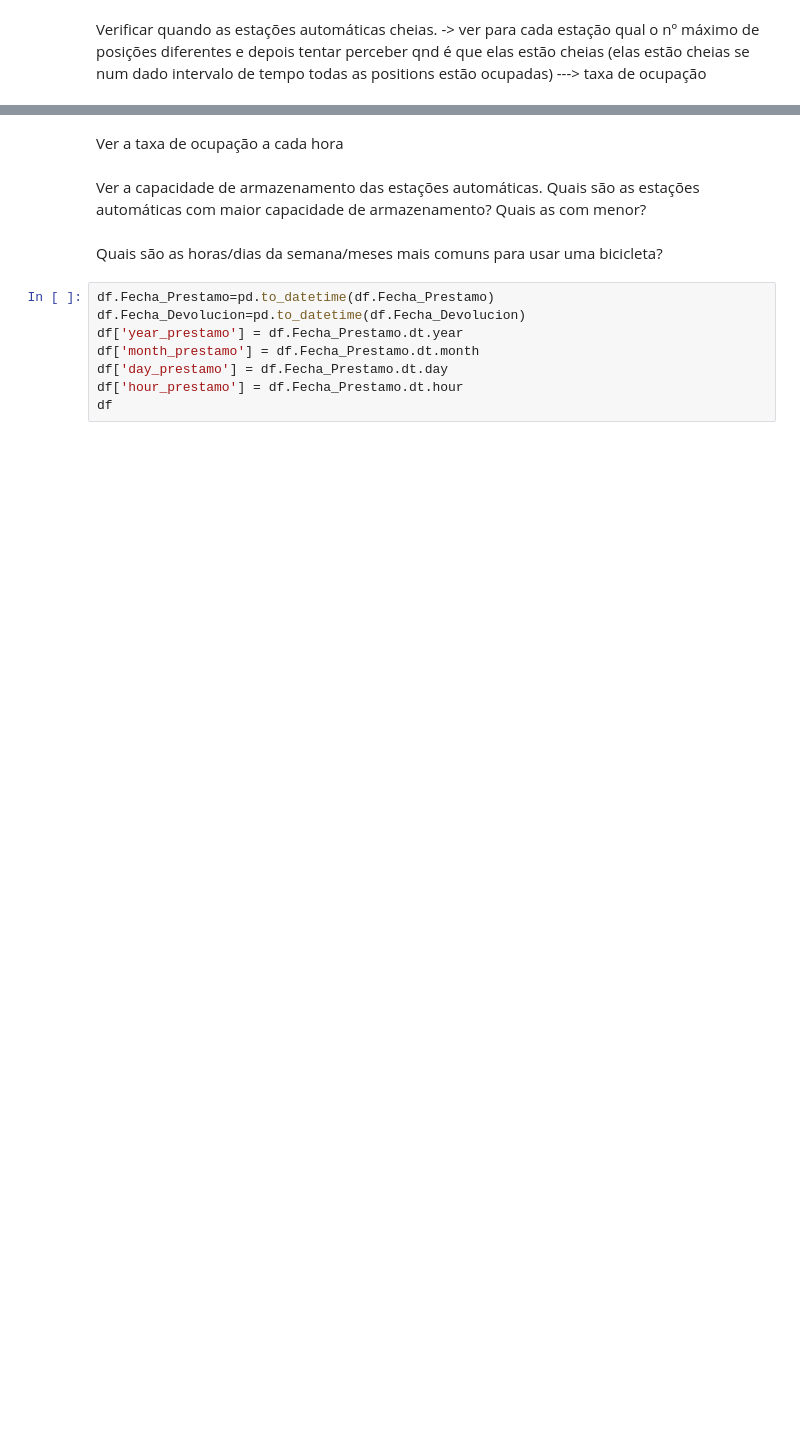
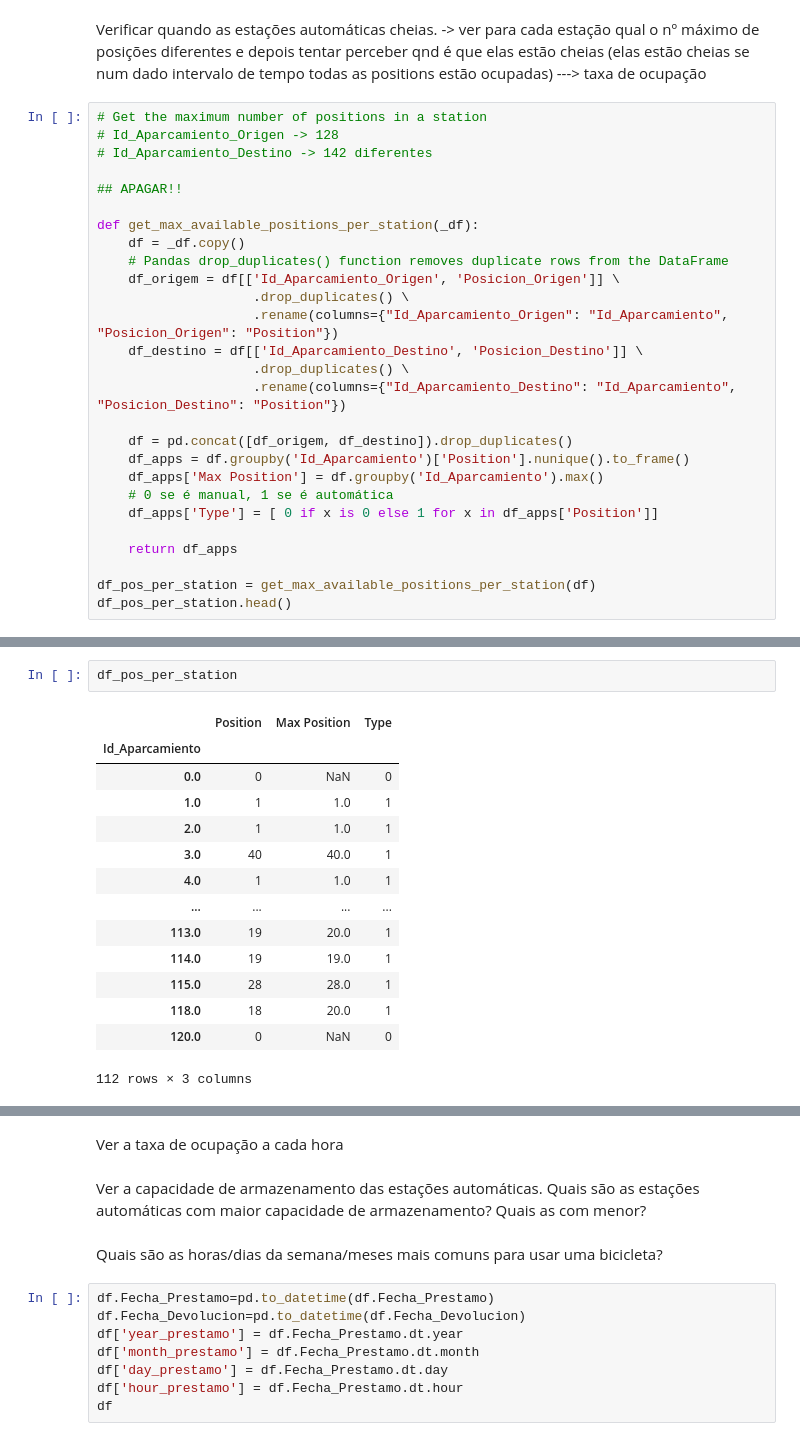
Before and after one commit to anafsa/ChildrenOfJupyter, a Jupyter notebook: Stage-3/EDA-Ana.ipynb, the cells around one changed output, grey strips where cells are left out. Saved outputs shown, nothing was run; the diff lists cells and outputs as text; blank space fills up the shorter version.

```diff
--- a/Stage-3/EDA-Ana.ipynb
+++ b/Stage-3/EDA-Ana.ipynb
@@ -19,2 +44,29 @@ df.head()
 # %% [markdown]
 Verificar quando as estações automáticas cheias. -> ver para cada estação qual o nº máximo de posições diferentes e depois tentar perceber qnd é que elas estão cheias (elas estão cheias se num dado intervalo de tempo todas as positions estão ocupadas) ---> taxa de ocupação
+# %%
+# Get the maximum number of positions in a station
+# Id_Aparcamiento_Origen -> 128
+# Id_Aparcamiento_Destino -> 142 diferentes
+
+## APAGAR!!
+
+def get_max_available_positions_per_station(_df):
+    df = _df.copy()
+    # Pandas drop_duplicates() function removes duplicate rows from the DataFrame
+    df_origem = df[['Id_Aparcamiento_Origen', 'Posicion_Origen']] \
+                    .drop_duplicates() \
+                    .rename(columns={"Id_Aparcamiento_Origen": "Id_Aparcamiento", "Posicion_Origen": "Position"})
+    df_destino = df[['Id_Aparcamiento_Destino', 'Posicion_Destino']] \
+                    .drop_duplicates() \
+                    .rename(columns={"Id_Aparcamiento_Destino": "Id_Aparcamiento", "Posicion_Destino": "Position"})
+
+    df = pd.concat([df_origem, df_destino]).drop_duplicates()
+    df_apps = df.groupby('Id_Aparcamiento')['Position'].nunique().to_frame()
+    df_apps['Max Position'] = df.groupby('Id_Aparcamiento').max()
+    # 0 se é manual, 1 se é automática
+    df_apps['Type'] = [ 0 if x is 0 else 1 for x in df_apps['Position']]
+
+    return df_apps
+
+df_pos_per_station = get_max_available_positions_per_station(df)
+df_pos_per_station.head()
@@ -20,0 +81,17 @@ Verificar quando as estações automáticas cheias. -> ver para cada estação q
+# %%
+df_pos_per_station
+# %% [output]
+|  | Position | Max Position | Type |
+| Id_Aparcamiento |  |  |  |
+| 0.0 | 0 | NaN | 0 |
+| 1.0 | 1 | 1.0 | 1 |
+| 2.0 | 1 | 1.0 | 1 |
+| 3.0 | 40 | 40.0 | 1 |
+| 4.0 | 1 | 1.0 | 1 |
+| ... | ... | ... | ... |
+| 113.0 | 19 | 20.0 | 1 |
+| 114.0 | 19 | 19.0 | 1 |
+| 115.0 | 28 | 28.0 | 1 |
+| 118.0 | 18 | 20.0 | 1 |
+| 120.0 | 0 | NaN | 0 |
+112 rows × 3 columns
```
Also changed, not shown: parts of 22 cells of this notebook.
